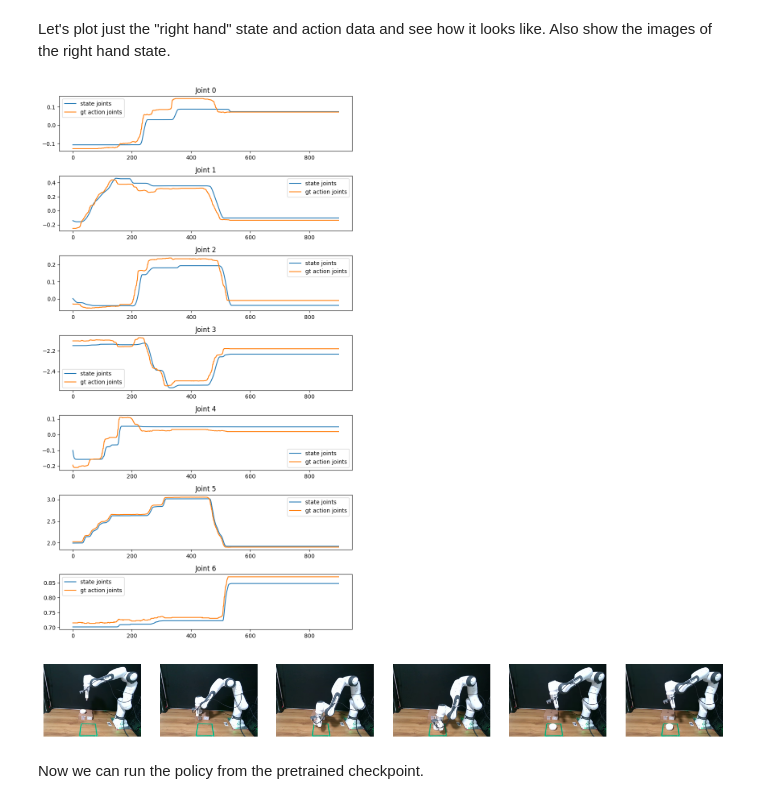
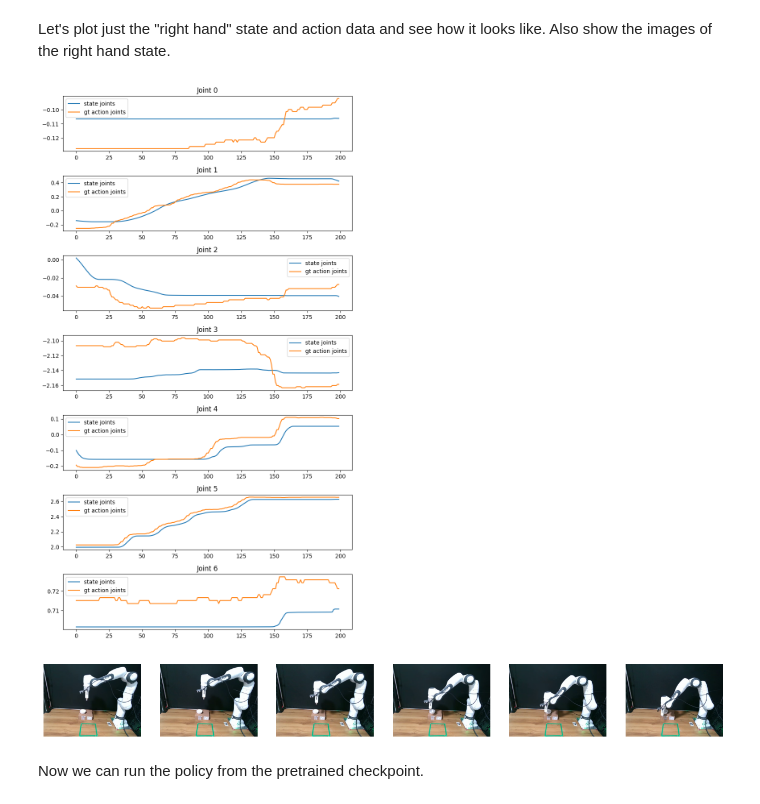
Before and after one commit to josyulakp/gr00t, a Jupyter notebook: getting_started/1_gr00t_inference.ipynb, the cells around one changed output. Saved outputs shown, nothing was run; the diff lists cells and outputs as text; code cells hidden in the pictures.

```diff
--- a/getting_started/1_gr00t_inference.ipynb
+++ b/getting_started/1_gr00t_inference.ipynb
@@ -19,13 +19,13 @@ To enable the following instructions: AVX2 FMA, in other operations, rebuild Ten
 # %%
 # change the following paths
-MODEL_PATH = "/mnt/data/outputs_action_indices/checkpoint-10000/" # "nvidia/GR00T-N1.5-3B"
+MODEL_PATH = "/mnt/data/outputs_action/checkpoint-12000" # "nvidia/GR00T-N1.5-3B"
 
 # REPO_PATH is the path of the pip install gr00t repo and one level up
 REPO_PATH = os.path.dirname(os.path.dirname(gr00t.__file__))
 DATASET_PATH = os.path.join(REPO_PATH, "/mnt/data/franka_lerobot_dataset/")
 EMBODIMENT_TAG = "new_embodiment"
 
-device = "cuda" if torch.cuda.is_available() else "cpu"
+device = "cuda:0" if torch.cuda.is_available() else "cpu"
 # %% [markdown]
 ## Loading Pretrained Policy
 
@@ -120,16 +121,21 @@ Initialized dataset franka_lerobot_dataset with new_embodiment
 # %% [markdown]
 Let's print out a single data and visualize it
 # %%
-import numpy as np
+# import numpy as np
 
-step_data = dataset[0]
+# step_data = dataset[0]
 
-print(step_data)
+# print(step_data["video.left"].max(), step_data["video.left"].min())
 
-print("\n\n ====================================")
-for key, value in step_data.items():
-    if isinstance(value, np.ndarray):
-        print(key, value.shape)
-    else:
-        print(key, value)
+# print("\n\n ====================================")
+# for key, value in step_data.items():
+#     if isinstance(value, np.ndarray):
+#         print(key, value.shape)
+#     else:
+#         print(key, value)
+## trajectory_id,step_count
+data_point = dataset.get_step_data(84, 3 )
+print(data_point["action.single_arm"].shape)
+# predicted_action = policy.get_action(data_point["state.single_arm"])
+# print(predicted_action)
 # %% [output]
@@ -156,7 +146,7 @@ Let's plot just the "right hand" state and action data and see how it looks like
 import matplotlib.pyplot as plt
 
 traj_id = 1
-max_steps = 900
+max_steps = 200
 
 state_joints_across_time = []
 gt_action_joints_across_time = []
@@ -176,35 +166,35 @@ for step_count in range(max_steps):
     # We can also get the image data
     if step_count % (max_steps // sample_images) == 0:
         image = data_point["video.left"][0]
         images.append(image)
 
 # Size is (max_steps, num_joints == 7)
 state_joints_across_time = np.array(state_joints_across_time)
 gt_action_joints_across_time = np.array(gt_action_joints_across_time)
 
 
 # Plot the joint angles across time
 fig, axes = plt.subplots(nrows=7, ncols=1, figsize=(8, 2*7))
 
 for i, ax in enumerate(axes):
     ax.plot(state_joints_across_time[:, i], label="state joints")
     ax.plot(gt_action_joints_across_time[:, i], label="gt action joints")
     ax.set_title(f"Joint {i}")
     ax.legend()
 
 plt.tight_layout()
 plt.show()
 
 
 # Plot the images in a row
 fig, axes = plt.subplots(nrows=1, ncols=sample_images, figsize=(16, 4))
 
 for i, ax in enumerate(axes):
     ax.imshow(images[i])
     ax.axis("off")
 # %% [output]
-[figure, old version]
+[figure, new version]
-[figure, old version]
+[figure, new version]
 # %% [markdown]
 Now we can run the policy from the pretrained checkpoint.
 # %%
```
Also changed, not shown: parts of 8 cells of this notebook, 6 other files.
